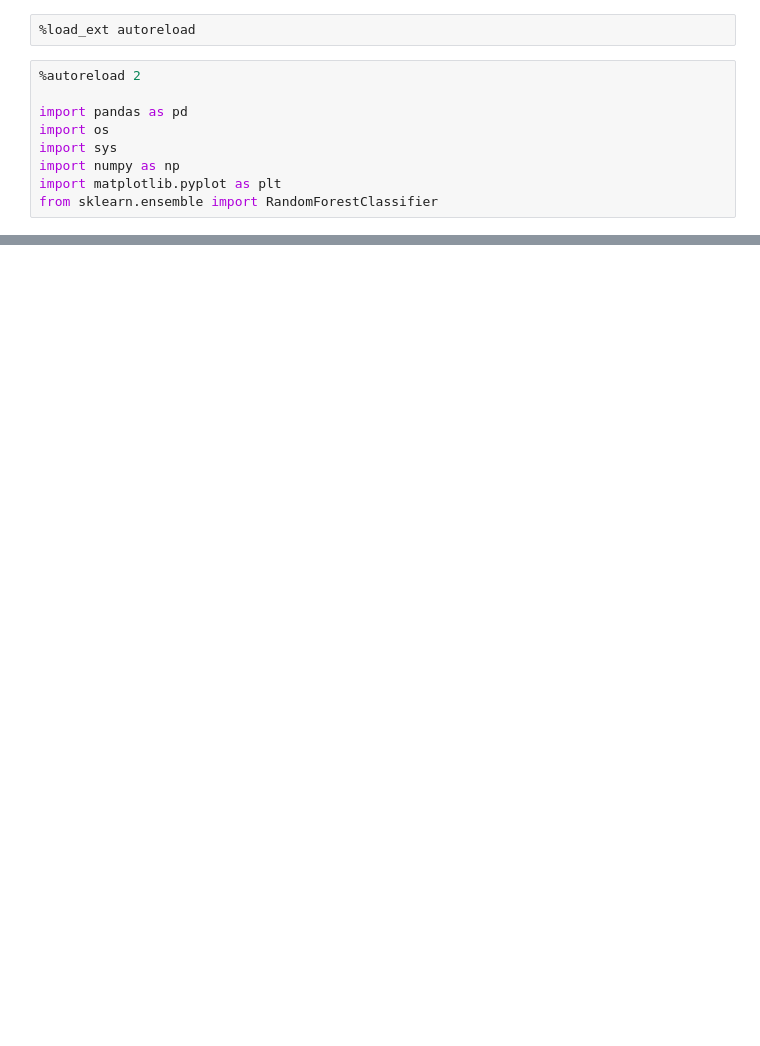
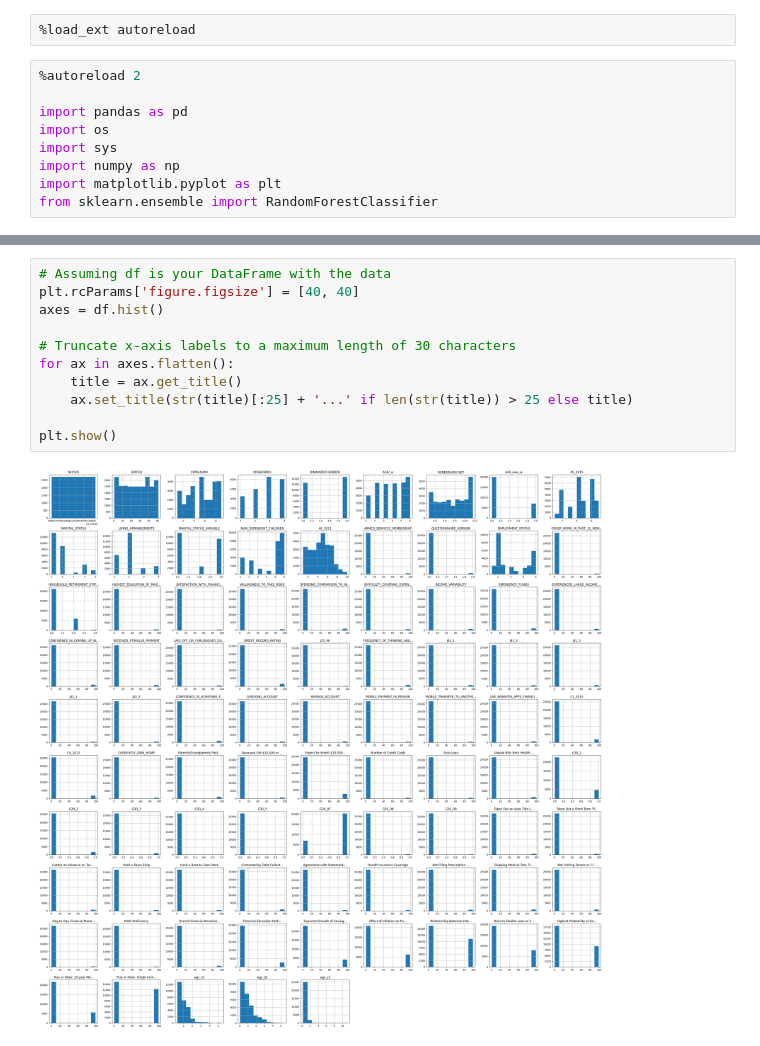
Before and after one commit to danielfrees/finlitCausal, a Jupyter notebook: data/explore.ipynb, the cells around one changed output, grey strips where cells are left out. Saved outputs shown, nothing was run; the diff lists cells and outputs as text; blank space fills up the shorter version.

Commit message:
data exploration and col mapping

```diff
--- a/data/explore.ipynb
+++ b/data/explore.ipynb
@@ -28,0 +171,13 @@ df.describe()
+# %%
+# Assuming df is your DataFrame with the data
+plt.rcParams['figure.figsize'] = [40, 40]
+axes = df.hist()
+
+# Truncate x-axis labels to a maximum length of 30 characters
+for ax in axes.flatten():
+    title = ax.get_title()
+    ax.set_title(str(title)[:25] + '...' if len(str(title)) > 25 else title)
+
+plt.show()
+# %% [output]
+[figure, added]
```
Also changed, not shown: parts of 3 cells of this notebook.
